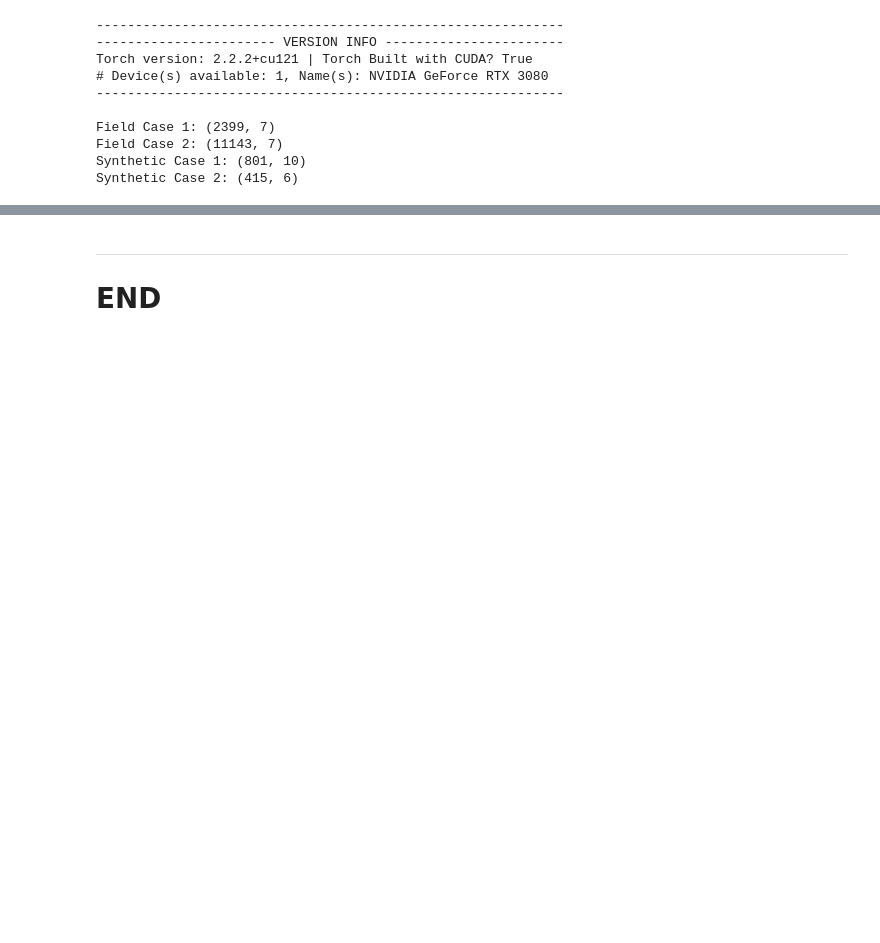
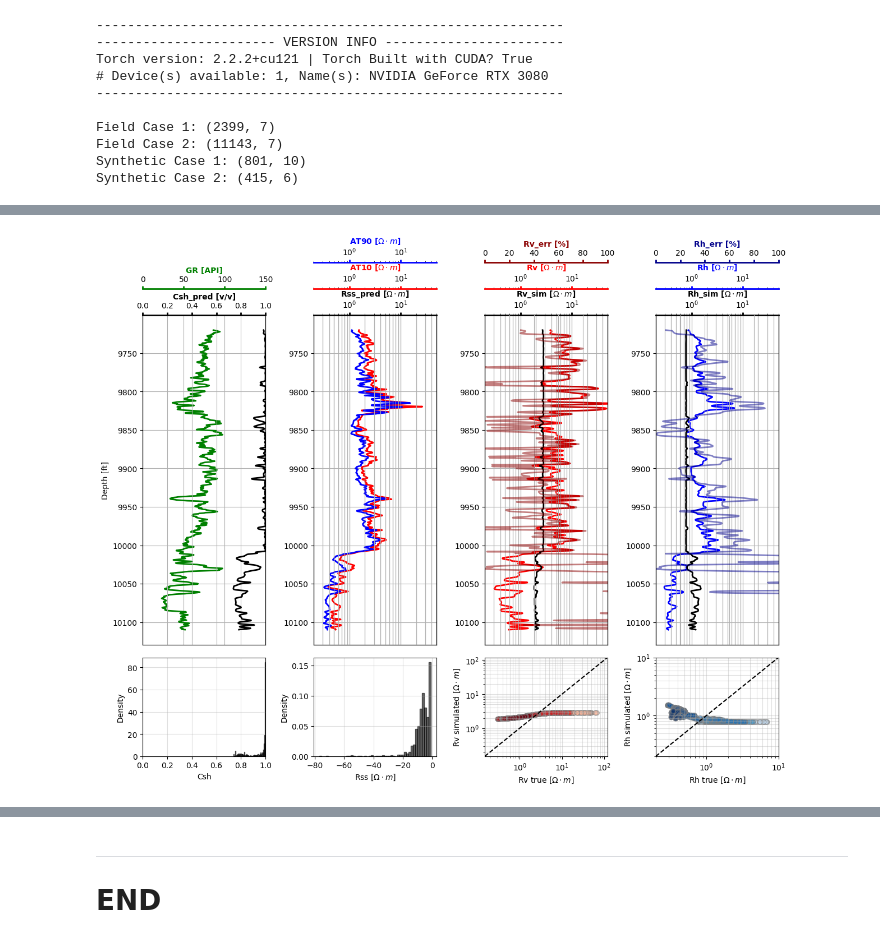
Before and after one commit to misaelmmorales/Anisotropic-Resistivity-Inversion, a Jupyter notebook: main_PINN.ipynb, the cells around one changed output, grey strips where cells are left out. Saved outputs shown, nothing was run; the diff lists cells and outputs as text; code cells hidden in the pictures; blank space fills up the shorter version.

```diff
--- a/main_PINN.ipynb
+++ b/main_PINN.ipynb
@@ -157 +167,5 @@ error_metrics(results)
+# %%
+plot_pinn_results(results, figsize=(12.5,10))
+# %% [output]
+[figure, added]
 # %%
```
Also changed, not shown: parts of 7 cells of this notebook, 2 other files.
